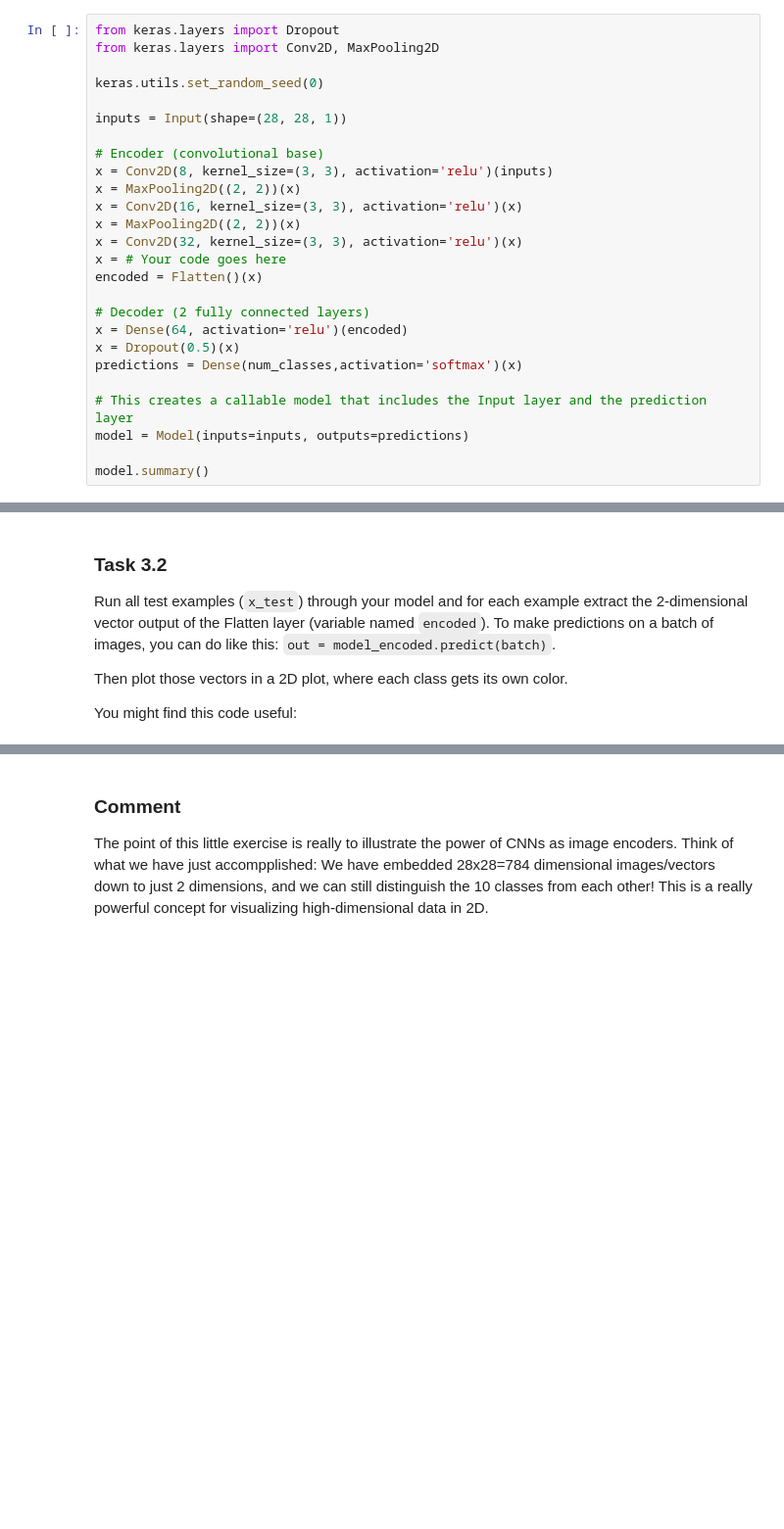
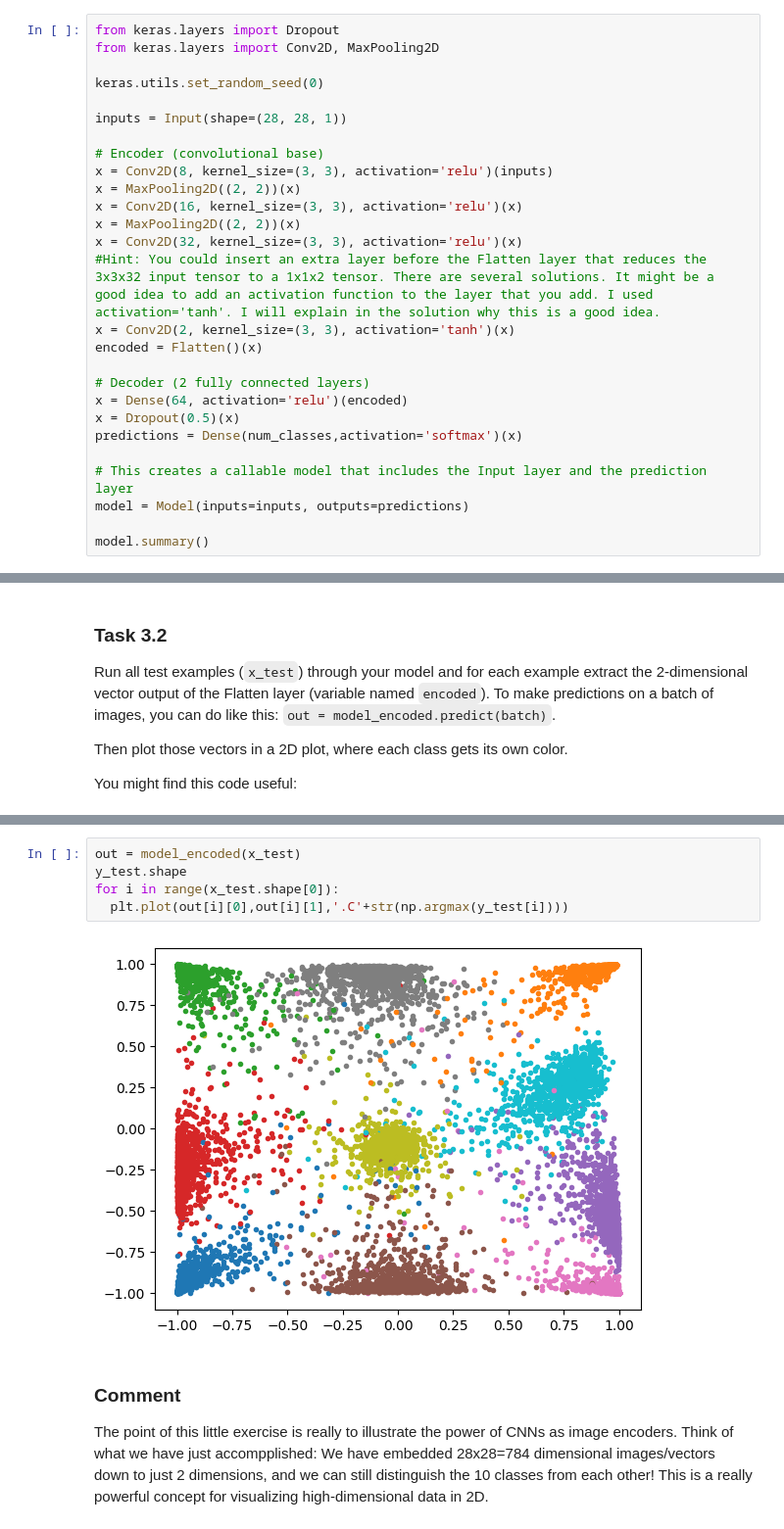
Before and after one commit to zrq0903/DLVR_25, a Jupyter notebook: Lab3_FunWithMNIST.ipynb, the cells around one changed output, grey strips where cells are left out. Shown at 98% size. Drawn from its saved outputs; the diff is of its cells as text; blank space fills up the shorter version.

```diff
--- a/Lab3_FunWithMNIST.ipynb
+++ b/Lab3_FunWithMNIST.ipynb
@@ -537,7 +647,8 @@ x = MaxPooling2D((2, 2))(x)
 x = Conv2D(16, kernel_size=(3, 3), activation='relu')(x)
 x = MaxPooling2D((2, 2))(x)
 x = Conv2D(32, kernel_size=(3, 3), activation='relu')(x)
-x = # Your code goes here
+#Hint: You could insert an extra layer before the Flatten layer that reduces the 3x3x32 input tensor to a 1x1x2 tensor. There are several solutions. It might be a good idea to add an activation function to the layer that you add. I used activation='tanh'. I will explain in the solution why this is a good idea.
+x = Conv2D(2, kernel_size=(3, 3), activation='tanh')(x)
 encoded = Flatten()(x)
 
 # Decoder (2 fully connected layers)
@@ -582,3 +735,10 @@ for i in range(10):
+# %%
+out = model_encoded(x_test)
+y_test.shape
+for i in range(x_test.shape[0]):
+  plt.plot(out[i][0],out[i][1],'.C'+str(np.argmax(y_test[i])))
+# %% [output]
+[figure, added]
 # %% [markdown]
 ### Comment
 The point of this little exercise is really to illustrate the power of CNNs as image encoders. Think of what we have just accompplished: We have embedded 28x28=784 dimensional images/vectors down to just 2 dimensions, and we can still distinguish the 10 classes from each other! This is a really powerful concept for visualizing high-dimensional data in 2D.
```
Also changed, not shown: parts of 26 cells of this notebook.
